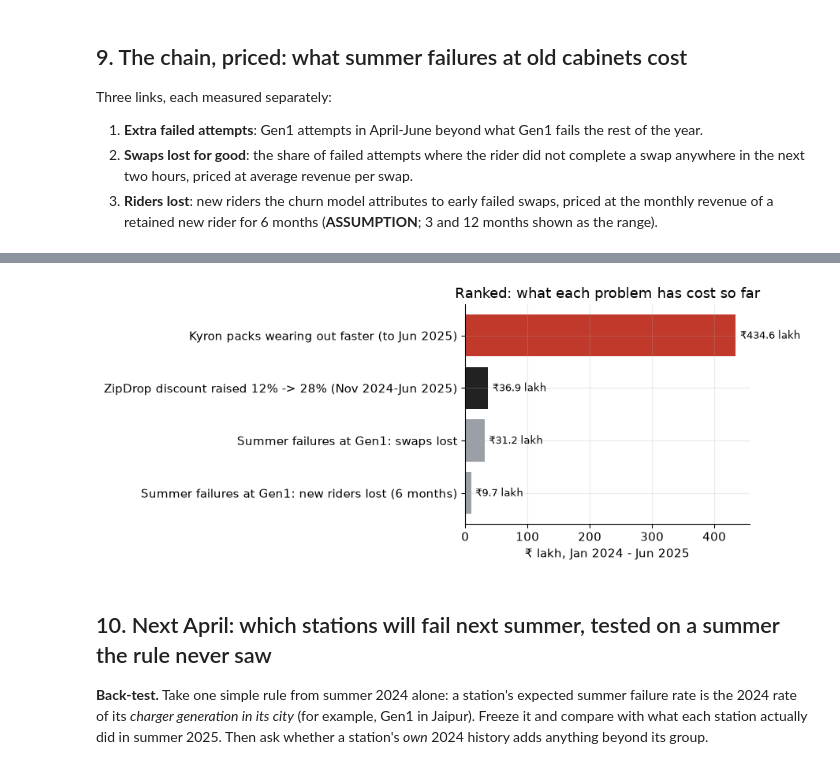
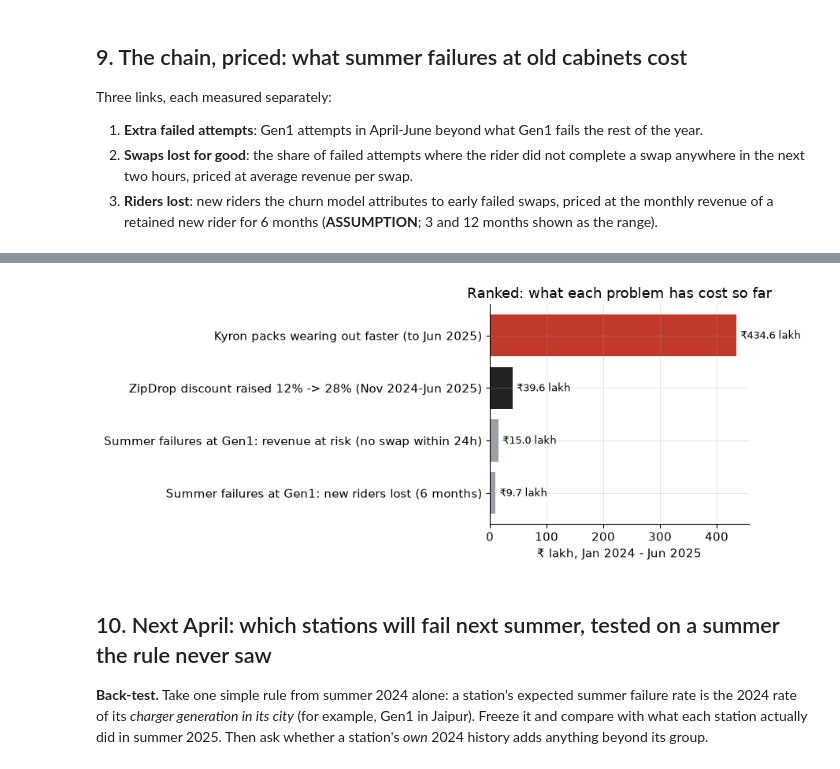
Before and after one commit to kinnuworks/next-april, a Jupyter notebook: notebooks/next_april.ipynb, the cells around one changed output, grey strips where cells are left out. Cells and saved outputs as stored; diff of their text form; code cells hidden in the pictures.

```diff
--- a/notebooks/next_april.ipynb
+++ b/notebooks/next_april.ipynb
@@ -467,6 +472,8 @@ piv = gc[gc.summer].pivot(index="gen", columns="city", values="f")*100
 print("Apr-Jun failure %, charger generation x city\n", piv.round(1).to_string())
 g = sql("select gen, summer, 1-avg(ok::int) f from evr group by all order by all")
 for _, r in g.iterrows(): fact(f"fail_{r.gen}_{'summer' if r.summer else 'other'}_pct", 100*r.f)
+nbm = sql("select gen, avg((event_type='failed_no_charged_battery')::int) filter (where not ok) nb from evr where summer group by 1")
+for _, r in nbm.iterrows(): fact(f"nobatt_share_of_fails_summer_{r.gen}_pct", 100*r.nb)
 c = sql("select city, 1-avg(ok::int) f from evr where summer group by 1 order by 2 desc")
 for _, r in c.iterrows(): fact(f"fail_summer_{r.city.replace(' ','_')}_pct", 100*r.f)
 gen1_hot = sql("select count(*) n from st where charger_generation='Gen1' and city in ('Jaipur','Delhi NCR','Hyderabad')").n[0]
@@ -658,10 +665,20 @@ for y in ["peak_share", "rev", "peak_fail"]:
     m = smf.wls(f"{y} ~ treated:post + C(city) + C(mon)", data=cm_city, weights=cm_city.n).fit(cov_type="cluster", cov_kwds={"groups": cm_city.city})
     did[y] = (m.params["treated:post"], m.conf_int().loc["treated:post"].tolist(), m.pvalues["treated:post"])
     print(f"DiD {y}: {m.params['treated:post']:.4f}  95% CI {m.conf_int().loc['treated:post'].round(4).tolist()}  p={m.pvalues['treated:post']:.3f}")
+# Exact permutation test: the pilot effect if any 2 of the 6 cities had been the pilot
+from itertools import combinations
+cities6 = sorted(cm_city.city.unique()); perm = []
+for pair in combinations(cities6, 2):
+    d_ = cm_city.assign(treated=cm_city.city.isin(pair).astype(int))
+    perm.append((pair, smf.wls("peak_share ~ treated:post + C(city) + C(mon)", data=d_, weights=d_.n).fit().params["treated:post"]))
+real = did["peak_share"][0]
+fact("perm_pairs", len(perm)); fact("perm_rank", sum(abs(v) >= abs(real) - 1e-12 for _, v in perm)); fact("perm_p", FACTS["perm_rank"]/len(perm))
+print("Permutation: real pilot effect ranks", int(FACTS["perm_rank"]), "of", len(perm), "possible city pairs by size")
 fact("did_peak_share_pts", 100*did["peak_share"][0]); fact("did_rev_inr", did["rev"][0]); fact("did_peak_fail_pts", 100*did["peak_fail"][0])
 pre = cm_city[cm_city.post == 0].groupby(["treated", "mon"]).apply(lambda d: np.average(d.peak_share, weights=d.n)).unstack(0)
 pre_gap_sd = (pre[1] - pre[0]).std()
 fact("did_pretrend_gap_sd_pts", 100*pre_gap_sd)
+for _, r in spr.iterrows(): fact(f"swaps_per_rider_week_{'indep' if r.indep else 'partner'}_{'after' if r.post else 'before'}", r.per_rider_week)
 es = cm_city.groupby(["treated", "mon"]).apply(lambda d: np.average(d.peak_share, weights=d.n)).unstack(0)
 fig, ax = plt.subplots(figsize=(9, 4))
 ax.plot(pd.to_datetime(es.index), 100*es[1], color=ACCENT, label="Pilot cities (Bengaluru, Pune)")
@@ -698,6 +715,11 @@ ind = part[part.partner == "Independent riders"].iloc[0]; fact("indep_rev_2025",
 zz = sql("""select ts >= '2024-11-01' after, avg(revenue) rev from evr where ok and partner_id='FP-03' and ts between '2024-08-01' and '2025-01-31' group by 1 order by 1""")
 fact("zipdrop_rev_before", zz.rev.iloc[0]); fact("zipdrop_rev_after", zz.rev.iloc[1])
 zip_lost = (zz.rev.iloc[0] - zz.rev.iloc[1]) * sql("select count(*) n from evr where ok and partner_id='FP-03' and ts >= '2024-11-01'").n[0]
+zc = sql("""select partner_id='FP-03' zip, ts >= '2024-11-01' after, avg(revenue) rev from evr
+   where ok and partner_id is not null and ts between '2024-08-01' and '2025-01-31' group by all""").pivot(index="zip", columns="after", values="rev")
+zip_did = (zc.loc[True, True] - zc.loc[True, False]) - (zc.loc[False, True] - zc.loc[False, False])
+fact("zipdrop_did_rev", zip_did); fact("other_partners_rev_change", zc.loc[False, True] - zc.loc[False, False])
+fact("zipdrop_amendment_cost_did_lakh", -zip_did*sql("select count(*) n from evr where ok and partner_id='FP-03' and ts >= '2024-11-01'").n[0]/1e5)
 fact("zipdrop_amendment_cost_lakh", zip_lost/1e5); fact("zipdrop_rev_drop", zz.rev.iloc[0] - zz.rev.iloc[1])
 zd = sql("select discount_pct, discount_pct_after_amendment from raw_fleet_partners where partner_name='ZipDrop'")
 fact("zipdrop_discount_before_pct", zd.discount_pct[0]); fact("zipdrop_discount_after_pct", zd.discount_pct_after_amendment[0])
@@ -754,7 +777,9 @@ select r.rider_id, r.plan_type, r.vehicle_class, r.signup_channel, coalesce(p.pa
 from raw_riders r join fa using(rider_id) join w using(rider_id) left join lat using(rider_id) left join raw_fleet_partners p using(partner_id)
 where r.signup_date >= '2024-01-01' and fa.t0 < '2025-05-01'""")
 nr["churn"] = nr.churn.astype(int); nr["summer_start"] = nr.summer_start.astype(int)
-nr["frate10"] = 10*nr.frate; nr["kyr10"] = 10*nr.kyr; nr["att_c"] = nr.att.clip(upper=40)
+nr["kyr_missing"] = nr.kyr.isna().astype(int)  # riders with no completed swap in 14 days received no pack: keep them, flag them
+nr["frate10"] = 10*nr.frate; nr["kyr10"] = 10*nr.kyr.fillna(0); nr["att_c"] = nr.att.clip(upper=40)
+fact("churn_no_completed_riders", nr.kyr_missing.sum())
 fact("new_riders", len(nr)); fact("new_rider_churn_pct", 100*nr.churn.mean())
 coh = nr.groupby(pd.to_datetime(nr.t0).dt.to_period("Q").astype(str)).churn.agg(["size", "mean"])
 print(coh.round(3).to_string())
@@ -764,7 +789,8 @@ fb = nr.groupby(bands).churn.agg(["size", "mean"]); print(fb.round(3).to_string(
 fact("churn_nofail_pct", 100*fb.loc["none", "mean"]); fact("churn_nofail_n", fb.loc["none", "size"])
 fact("churn_highfail_pct", 100*fb.loc[">20%", "mean"]); fact("churn_highfail_n", fb.loc[">20%", "size"])
 
-logit = smf.logit("churn ~ frate10 + qw + kyr10 + att_c + summer_start + C(city) + C(plan_type) + C(vehicle_class) + C(signup_channel)", nr).fit(disp=0)
+logit = smf.logit("churn ~ frate10 + qw + kyr10 + kyr_missing + att_c + summer_start + C(city) + C(plan_type) + C(vehicle_class) + C(signup_channel)", nr).fit(disp=0)
+fact("churn_model_n", logit.nobs)
 tab = pd.DataFrame({"odds_ratio": np.exp(logit.params), "p": logit.pvalues}).round(3)
 print(tab.to_string())
 fact("or_frate10", np.exp(logit.params["frate10"])); fact("or_kyr10", np.exp(logit.params["kyr10"])); fact("or_summer", np.exp(logit.params["summer_start"]))
@@ -800,9 +826,9 @@ savefig(fig, "q6_churn")
 
 # Out-of-sample check: fit on riders who started before 2025, predict riders who started in 2025
 from sklearn.metrics import roc_auc_score
-nr_m = nr.dropna(subset=["kyr10", "qw"])  # riders with no completed swap in 14 days have no pack supplier share; the model drops them too
+nr_m = nr  # riders with no completed swap in 14 days have no pack supplier share; the model drops them too
 train = nr_m[pd.to_datetime(nr_m.t0) < "2025-01-01"]; test = nr_m[pd.to_datetime(nr_m.t0) >= "2025-01-01"]
-f_ = "churn ~ frate10 + qw + kyr10 + att_c + summer_start + C(city) + C(plan_type) + C(vehicle_class) + C(signup_channel)"
+f_ = "churn ~ frate10 + qw + kyr10 + kyr_missing + att_c + summer_start + C(city) + C(plan_type) + C(vehicle_class) + C(signup_channel)"
 m_tr = smf.logit(f_, train).fit(disp=0)
 auc_out = roc_auc_score(test.churn, m_tr.predict(test)); auc_in = roc_auc_score(train.churn, m_tr.predict(train))
 fact("churn_auc_in", auc_in); fact("churn_auc_out", auc_out); fact("churn_test_riders", len(test))
@@ -885,8 +916,12 @@ rec = sql("""with f as (select rider_id, ts from evr where not ok),
  nxt as (select f.rider_id, f.ts, min(e.ts) nxt from f left join evr e on e.rider_id=f.rider_id and e.ok and e.ts > f.ts and e.ts <= f.ts + interval 2 hour group by all)
  select avg((nxt is null)::int) lost from nxt""").lost[0]
 fact("failed_not_recovered_pct", 100*rec)
+rec24 = sql("""with f as (select rider_id, ts from evr where not ok),
+ nxt as (select f.rider_id, f.ts, min(e.ts) nxt from f left join evr e on e.rider_id=f.rider_id and e.ok and e.ts > f.ts and e.ts <= f.ts + interval 24 hour group by all)
+ select avg((nxt is null)::int) lost from nxt""").lost[0]
+fact("failed_not_recovered_24h_pct", 100*rec24)
 avg_rev = sql("select avg(revenue) r from evr where ok").r[0]
-lost_swaps = excess_attempts * rec
+lost_swaps = excess_attempts * rec24  # not recovered anywhere within 24 hours
 fact("gen1_summer_lost_swaps", lost_swaps); fact("gen1_summer_lost_rev_lakh", lost_swaps*avg_rev/1e5)
 # churn link: riders lost to early failures, and how many of their early failures happened at Gen1 in summer
 share_gen1_summer = sql("""with fa as (select rider_id, min(ts) t0 from evr group by 1)
@@ -902,15 +937,15 @@ for mths in (3, 6, 12):
     fact(f"riders_lost_value_{mths}m_lakh", riders_lost*monthly_rev_retained*mths/1e5)
 chain = pd.DataFrame([
     ("Extra failed attempts at Gen1 in Apr-Jun (both summers)", f"{excess_attempts:,.0f}", ""),
-    ("... of which the rider did not swap anywhere within 2 hours", f"{100*rec:.0f}%", f"₹{lost_swaps*avg_rev/1e5:.1f} lakh revenue"),
+    ("... of which the rider did not swap anywhere within 24 hours", f"{100*rec24:.0f}%", f"₹{lost_swaps*avg_rev/1e5:.1f} lakh revenue at risk"),
     ("New riders lost to early failures that happened at Gen1 in summer", f"{riders_lost:,.0f}", f"₹{FACTS['riders_lost_value_3m_lakh']:.1f}-{FACTS['riders_lost_value_12m_lakh']:.1f} lakh (3-12 months of revenue)"),
 ], columns=["link", "size", "₹"])
 print(chain.to_string(index=False))
 
 leaks = pd.DataFrame([
     ("Kyron packs wearing out faster (to Jun 2025)", FACTS["kyron_excess_wear_inr"]/1e5),
-    ("ZipDrop discount raised 12% -> 28% (Nov 2024-Jun 2025)", FACTS["zipdrop_amendment_cost_lakh"]),
-    ("Summer failures at Gen1: swaps lost", FACTS["gen1_summer_lost_rev_lakh"]),
+    ("ZipDrop discount raised 12% -> 28% (Nov 2024-Jun 2025)", FACTS["zipdrop_amendment_cost_did_lakh"]),
+    ("Summer failures at Gen1: revenue at risk (no swap within 24h)", FACTS["gen1_summer_lost_rev_lakh"]),
     ("Summer failures at Gen1: new riders lost (6 months)", FACTS["riders_lost_value_6m_lakh"]),
 ], columns=["leak", "₹ lakh"]).sort_values("₹ lakh")
 print(leaks.round(1).to_string(index=False))
@@ -932,4 +967,4 @@ ZipDrop discount raised 12% -> 28% (Nov 2024-Jun 2025)    36.9
-[figure, old version]
+[figure, new version]
 # %% [markdown]
 ## 10. Next April: which stations will fail next summer, tested on a summer the rule never saw
 **Back-test.** Take one simple rule from summer 2024 alone: a station's expected summer failure rate is the 2024 rate of its *charger generation in its city* (for example, Gen1 in Jaipur). Freeze it and compare with what each station actually did in summer 2025. Then ask whether a station's *own* 2024 history adds anything beyond its group.
```
Also changed, not shown: parts of 10 cells of this notebook, 14 other files.
